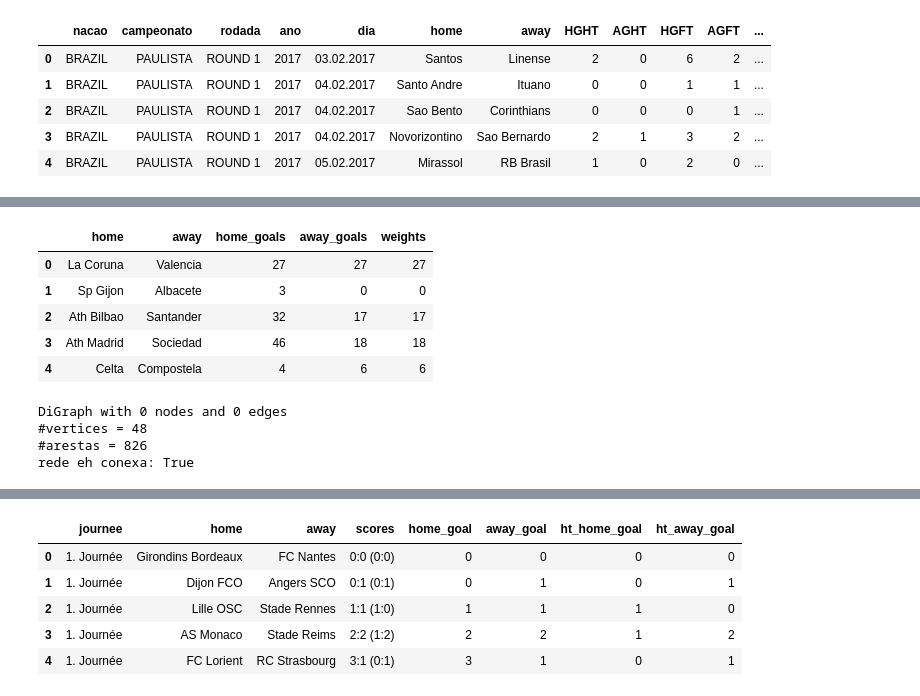
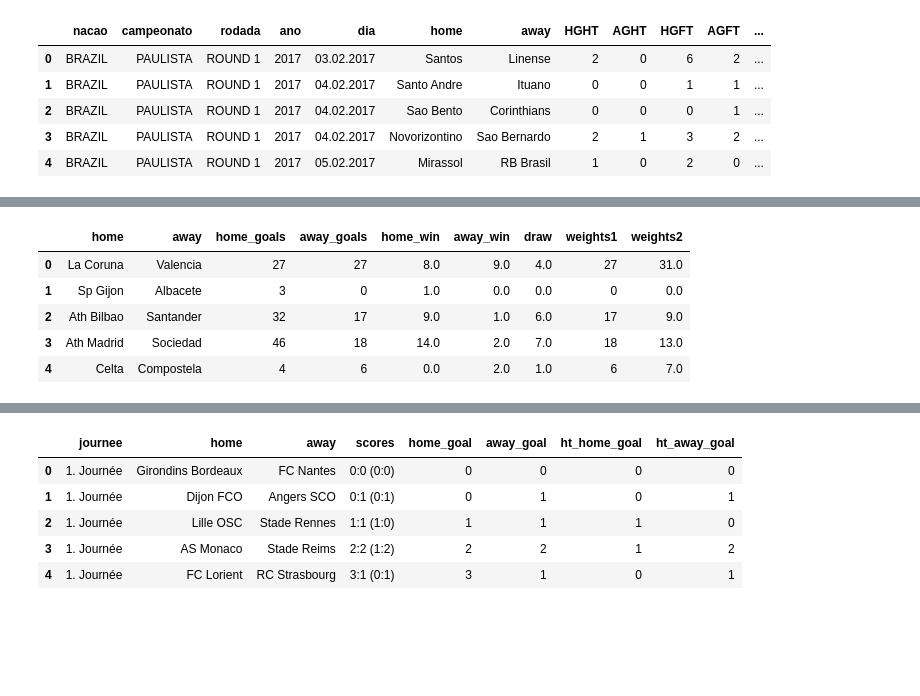
Before and after one commit to jesusossian/complex_networks, a Jupyter notebook: notebooks/datasets_fut.ipynb, the cells around one changed output, grey strips where cells are left out. Cells and saved outputs as stored; diff of their text form; code cells hidden in the pictures; blank space fills up the shorter version.

```diff
--- a/notebooks/datasets_fut.ipynb
+++ b/notebooks/datasets_fut.ipynb
@@ -692,3 +1127,0 @@ df2
-# %%
-df2['weights'] = df2['away_goals']
-df2
@@ -810,7 +1127,0 @@ print(len(vertices))
-# %%
-df2 = df.groupby(
-    ['home', 'away'],
-    as_index=False,
-    sort=False).agg({'home_goals':'sum', 'away_goals':'sum'})
-
-df2
@@ -831,3 +1127,0 @@ df2
-# %%
-df2['weights'] = df2['away_goals']
-df2
@@ -953,7 +1127,0 @@ memory usage: 425.2+ KB
-# %%
-df2 = df.groupby(
-    ['home', 'away'],
-    as_index=False,
-    sort=False).agg({'home_goals':'sum', 'away_goals':'sum'})
-
-df2.head()
@@ -967,28 +1128,11 @@ df2.head()
 # %%
-df2['weights'] = df2['away_goals']
+df2['weights1'] = df2['away_goals']
+df2['weights2'] = 3*df2['away_win']+1*df2['draw']
 df2.head()
 # %% [output]
-|  | home | away | home_goals | away_goals | weights |
-| 0 | La Coruna | Valencia | 27 | 27 | 27 |
-| 1 | Sp Gijon | Albacete | 3 | 0 | 0 |
-| 2 | Ath Bilbao | Santander | 32 | 17 | 17 |
-| 3 | Ath Madrid | Sociedad | 46 | 18 | 18 |
-| 4 | Celta | Compostela | 4 | 6 | 6 |
+|  | home | away | home_goals | away_goals | home_win | away_win | draw | weights1 | weights2 |
+| 0 | La Coruna | Valencia | 27 | 27 | 8.0 | 9.0 | 4.0 | 27 | 31.0 |
+| 1 | Sp Gijon | Albacete | 3 | 0 | 1.0 | 0.0 | 0.0 | 0 | 0.0 |
+| 2 | Ath Bilbao | Santander | 32 | 17 | 9.0 | 1.0 | 6.0 | 17 | 9.0 |
+| 3 | Ath Madrid | Sociedad | 46 | 18 | 14.0 | 2.0 | 7.0 | 18 | 13.0 |
+| 4 | Celta | Compostela | 4 | 6 | 0.0 | 2.0 | 1.0 | 6 | 7.0 |
-# %%
-SG = nx.DiGraph()
-print(SG)
-
-SG = nx.from_pandas_edgelist(df2, "home", "away", ["weights"])
-
-n = nx.number_of_nodes(SG)
-m = nx.number_of_edges(SG)
-
-print("#vertices =", n)
-print("#arestas =", m)
-
-print("rede eh conexa:", nx.is_connected(SG))
-# %% [output]
-DiGraph with 0 nodes and 0 edges
-#vertices = 48
-#arestas = 826
-rede eh conexa: True
```
Also changed, not shown: parts of 130 cells of this notebook, 1 other file.
